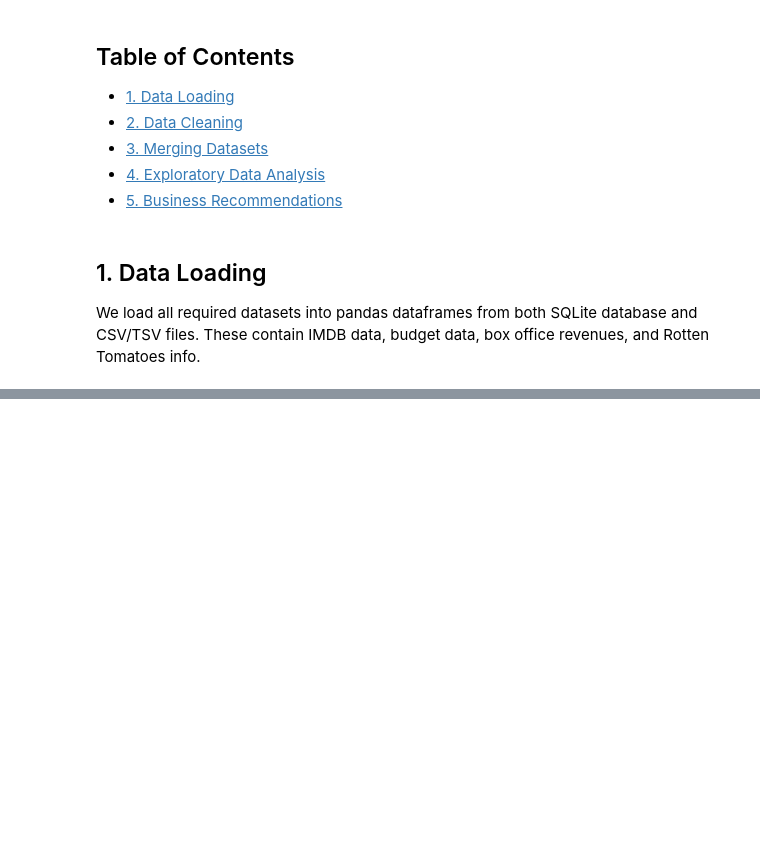
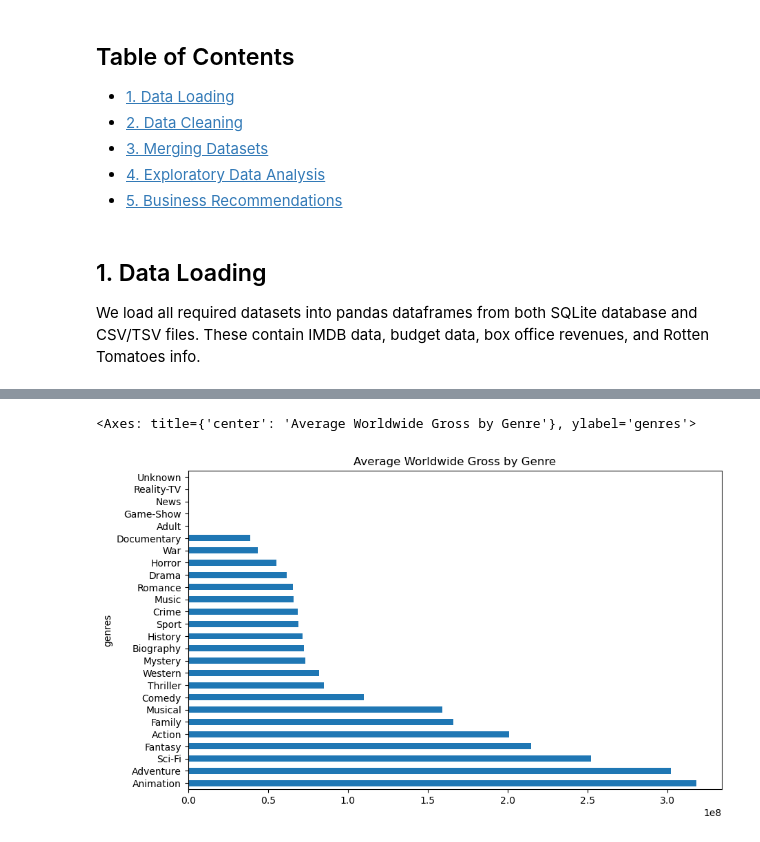
Before and after one commit to Mirriam-Tech/Phase-2-Group-1-Project-2025, a Jupyter notebook: Project_notebook.ipynb, the cells around one changed output, grey strips where cells are left out. Saved outputs shown, nothing was run; the diff lists cells and outputs as text; code cells hidden in the pictures; blank space fills up the shorter version.

```diff
--- a/Project_notebook.ipynb
+++ b/Project_notebook.ipynb
@@ -47,0 +88,20 @@ df_rt_info = pd.read_csv("rt.movie_info.tsv", sep="\t", encoding="latin1")
+# %%
+
+# Safely clean currency columns by removing $ and , and converting to float to avoid overflow errors
+for col in ['production_budget', 'domestic_gross', 'worldwide_gross']:
+    df_budgets[col] = (
+        df_budgets[col]
+        .replace('[\$,]', '', regex=True)  # remove currency symbols and commas
+        .replace('', '0')  # in case empty strings remain, replace with 0
+        .astype(float)  # convert safely to float to handle large numbers
+    )
+
+# Convert release_date column to pandas datetime
+df_budgets['release_date'] = pd.to_datetime(df_budgets['release_date'], errors='coerce')
+
+# Extract release year and release month for further analysis
+df_budgets['release_year'] = df_budgets['release_date'].dt.year
+df_budgets['release_month'] = df_budgets['release_date'].dt.month
+
+# Create clean_title column for safe merging
+df_budgets['clean_title'] = df_budgets['movie'].str.lower().str.strip()
@@ -47,0 +112,9 @@ df_rt_info = pd.read_csv("rt.movie_info.tsv", sep="\t", encoding="latin1")
+# %%
+
+for col in ['production_budget', 'domestic_gross', 'worldwide_gross']:
+    df_budgets[col] = (
+        df_budgets[col]
+        .replace(r'[\$,]', '', regex=True)
+        .replace('', np.nan)  # Replace empty strings with NaN
+    )
+    df_budgets[col] = pd.to_numeric(df_budgets[col], errors='coerce')  # Safe conversion
@@ -47,0 +125,5 @@ df_rt_info = pd.read_csv("rt.movie_info.tsv", sep="\t", encoding="latin1")
+# %%
+
+df_merged = df_basics.merge(df_ratings, on='movie_id', how='inner')
+df_merged = df_merged.merge(df_bom[['clean_title', 'domestic_gross', 'foreign_gross']], on='clean_title', how='left')
+df_merged = df_merged.merge(df_budgets[['clean_title', 'production_budget', 'worldwide_gross']], on='clean_title', how='left', suffixes=('', '_tn'))
@@ -47,0 +136,13 @@ df_rt_info = pd.read_csv("rt.movie_info.tsv", sep="\t", encoding="latin1")
+# %%
+
+# Split multi-genre strings and explode into separate rows
+df_exploded = df_merged.assign(genres=df_merged['genres'].str.split(',')).explode('genres')
+
+# Group by individual genre and calculate average worldwide gross
+genre_gross = df_exploded.groupby('genres')['worldwide_gross'].mean().sort_values(ascending=False)
+
+# Plot clean bar chart
+genre_gross.plot(kind='barh', figsize=(10,6), title='Average Worldwide Gross by Genre')
+# %% [output]
+<Axes: title={'center': 'Average Worldwide Gross by Genre'}, ylabel='genres'>
+[figure, added]
```
Also changed, not shown: parts of 26 cells of this notebook, 7 other files.
